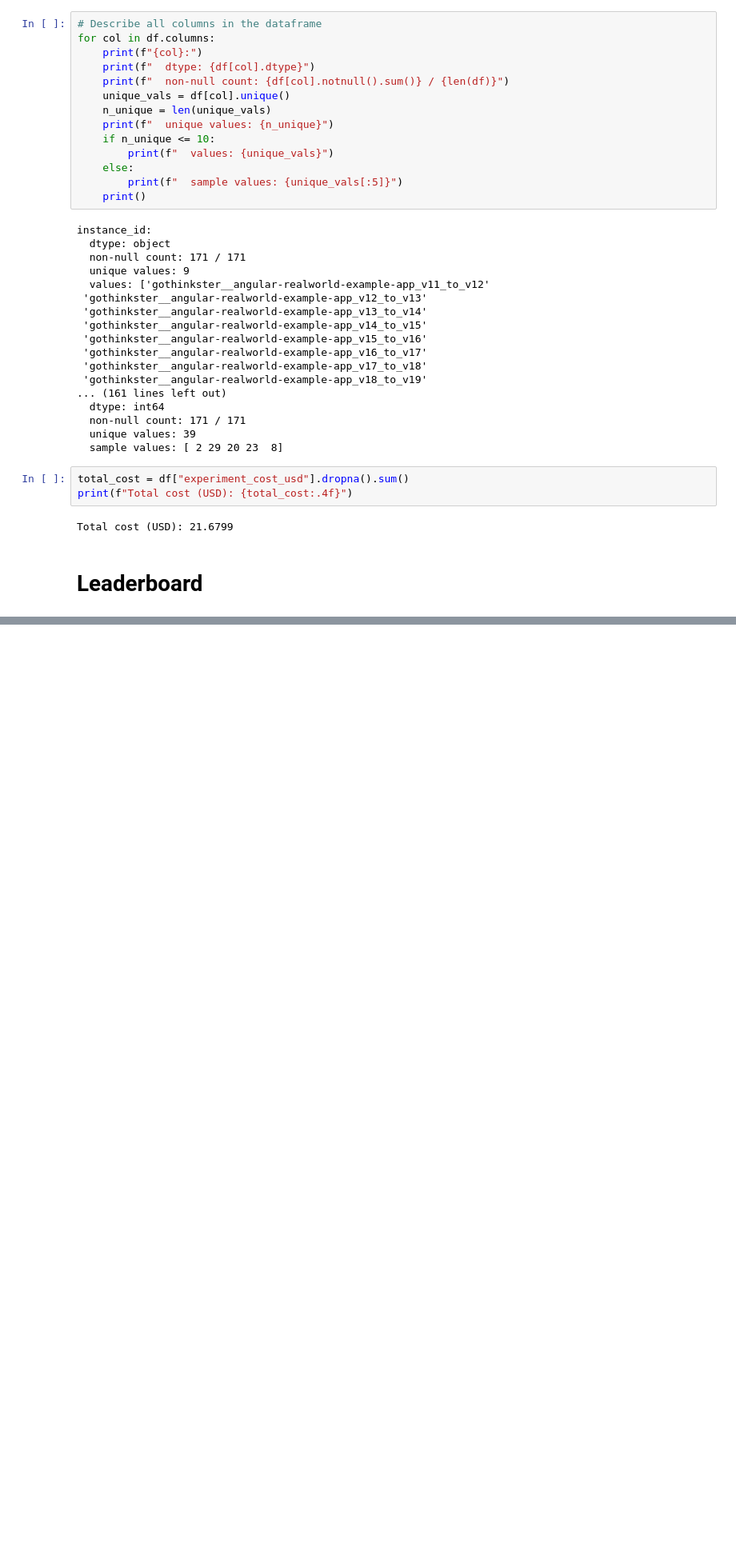
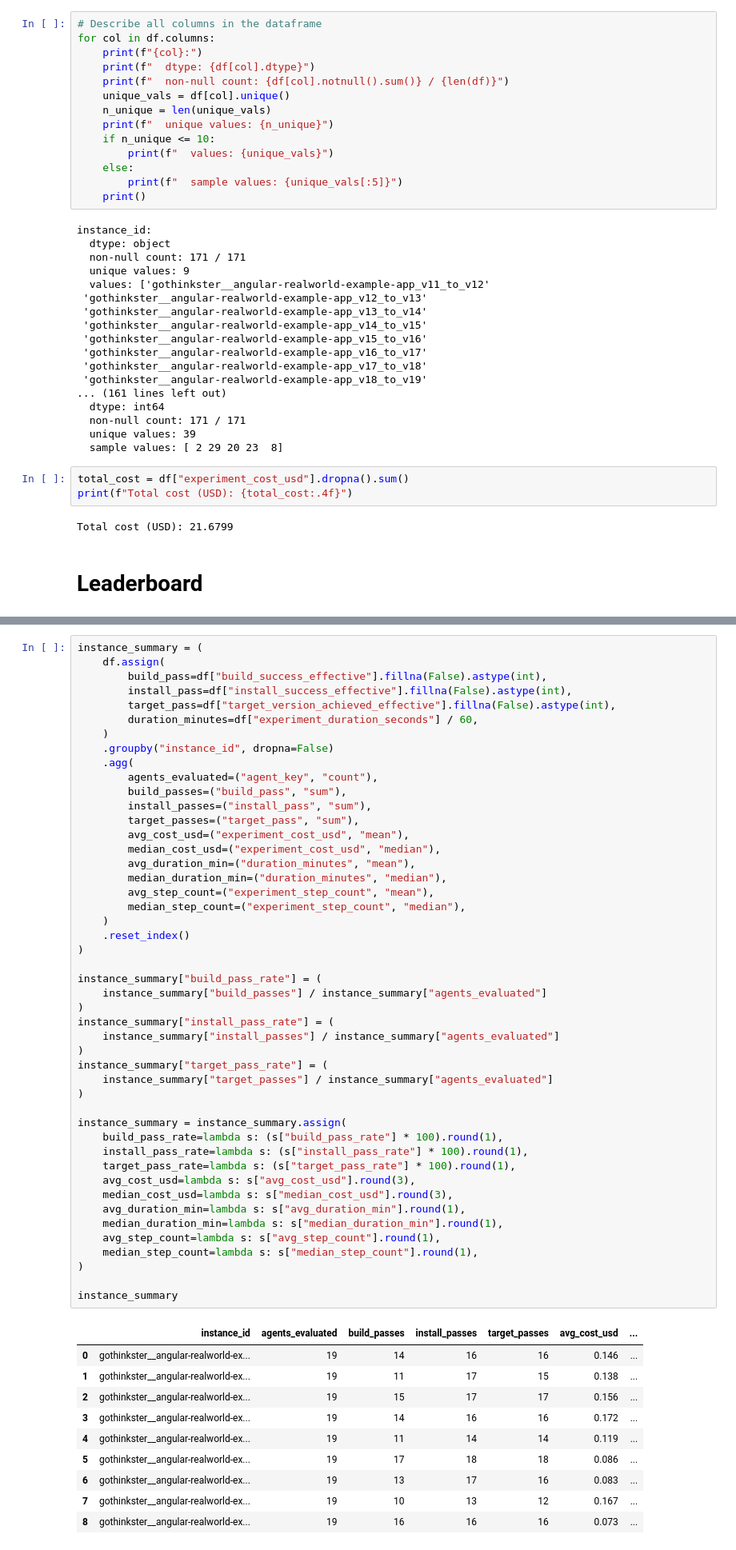
Before and after one commit to SuperMuel/BenchMac, a Jupyter notebook: analysis/analysis.ipynb, the cells around one changed output, grey strips where cells are left out. Shown at 80% size. Drawn from its saved outputs; the diff is of its cells as text; blank space fills up the shorter version.

```diff
--- a/analysis/analysis.ipynb
+++ b/analysis/analysis.ipynb
@@ -1025,0 +1036,58 @@ the manuscript or dashboard.
+# %%
+instance_summary = (
+    df.assign(
+        build_pass=df["build_success_effective"].fillna(False).astype(int),
+        install_pass=df["install_success_effective"].fillna(False).astype(int),
+        target_pass=df["target_version_achieved_effective"].fillna(False).astype(int),
+        duration_minutes=df["experiment_duration_seconds"] / 60,
+    )
+    .groupby("instance_id", dropna=False)
+    .agg(
+        agents_evaluated=("agent_key", "count"),
+        build_passes=("build_pass", "sum"),
+        install_passes=("install_pass", "sum"),
+        target_passes=("target_pass", "sum"),
+        avg_cost_usd=("experiment_cost_usd", "mean"),
+        median_cost_usd=("experiment_cost_usd", "median"),
+        avg_duration_min=("duration_minutes", "mean"),
+        median_duration_min=("duration_minutes", "median"),
+        avg_step_count=("experiment_step_count", "mean"),
+        median_step_count=("experiment_step_count", "median"),
+    )
+    .reset_index()
+)
+
+instance_summary["build_pass_rate"] = (
+    instance_summary["build_passes"] / instance_summary["agents_evaluated"]
+)
+instance_summary["install_pass_rate"] = (
+    instance_summary["install_passes"] / instance_summary["agents_evaluated"]
+)
+instance_summary["target_pass_rate"] = (
+    instance_summary["target_passes"] / instance_summary["agents_evaluated"]
+)
+
+instance_summary = instance_summary.assign(
+    build_pass_rate=lambda s: (s["build_pass_rate"] * 100).round(1),
+    install_pass_rate=lambda s: (s["install_pass_rate"] * 100).round(1),
+    target_pass_rate=lambda s: (s["target_pass_rate"] * 100).round(1),
+    avg_cost_usd=lambda s: s["avg_cost_usd"].round(3),
+    median_cost_usd=lambda s: s["median_cost_usd"].round(3),
+    avg_duration_min=lambda s: s["avg_duration_min"].round(1),
+    median_duration_min=lambda s: s["median_duration_min"].round(1),
+    avg_step_count=lambda s: s["avg_step_count"].round(1),
+    median_step_count=lambda s: s["median_step_count"].round(1),
+)
+
+instance_summary
+# %% [output]
+|  | instance_id | agents_evaluated | build_passes | install_passes | target_passes | avg_cost_usd | ... |
+| 0 | gothinkster__angular-realworld-ex... | 19 | 14 | 16 | 16 | 0.146 | ... |
+| 1 | gothinkster__angular-realworld-ex... | 19 | 11 | 17 | 15 | 0.138 | ... |
+| 2 | gothinkster__angular-realworld-ex... | 19 | 15 | 17 | 17 | 0.156 | ... |
+| 3 | gothinkster__angular-realworld-ex... | 19 | 14 | 16 | 16 | 0.172 | ... |
+| 4 | gothinkster__angular-realworld-ex... | 19 | 11 | 14 | 14 | 0.119 | ... |
+| 5 | gothinkster__angular-realworld-ex... | 19 | 17 | 18 | 18 | 0.086 | ... |
+| 6 | gothinkster__angular-realworld-ex... | 19 | 13 | 17 | 16 | 0.083 | ... |
+| 7 | gothinkster__angular-realworld-ex... | 19 | 10 | 13 | 12 | 0.167 | ... |
+| 8 | gothinkster__angular-realworld-ex... | 19 | 16 | 16 | 16 | 0.073 | ... |
```
Also changed, not shown: parts of 30 cells of this notebook, 4 other files.
